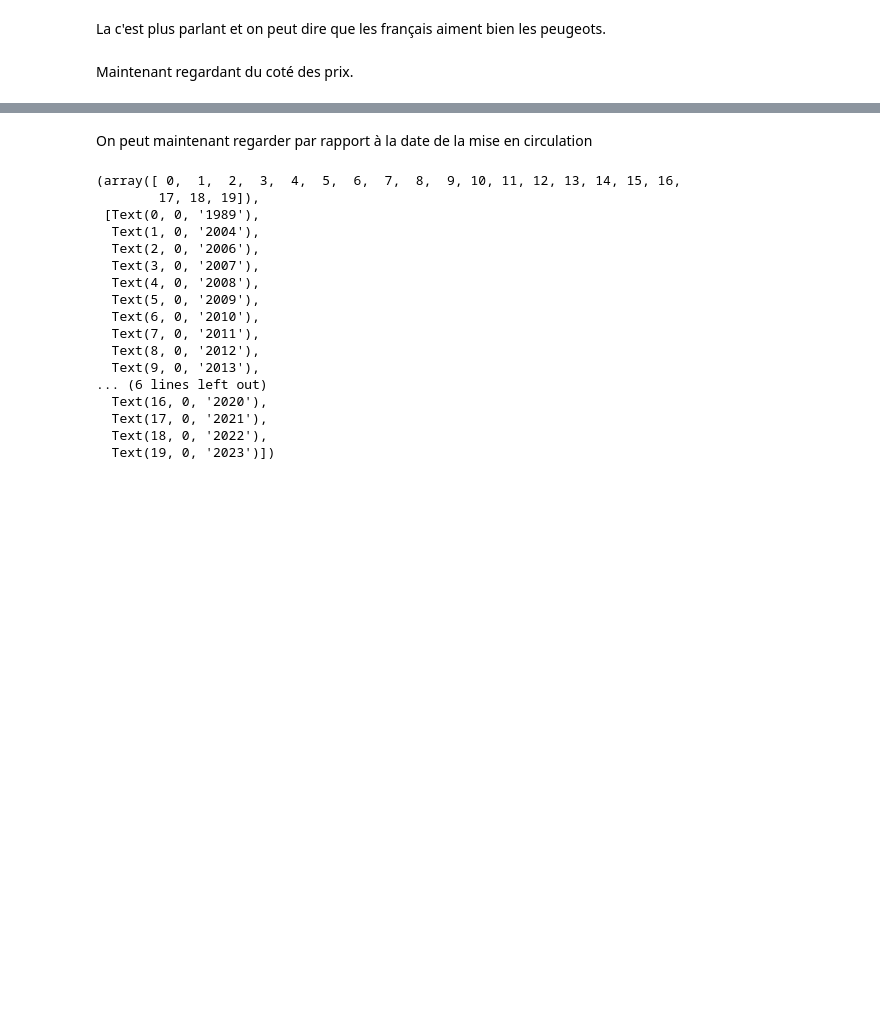
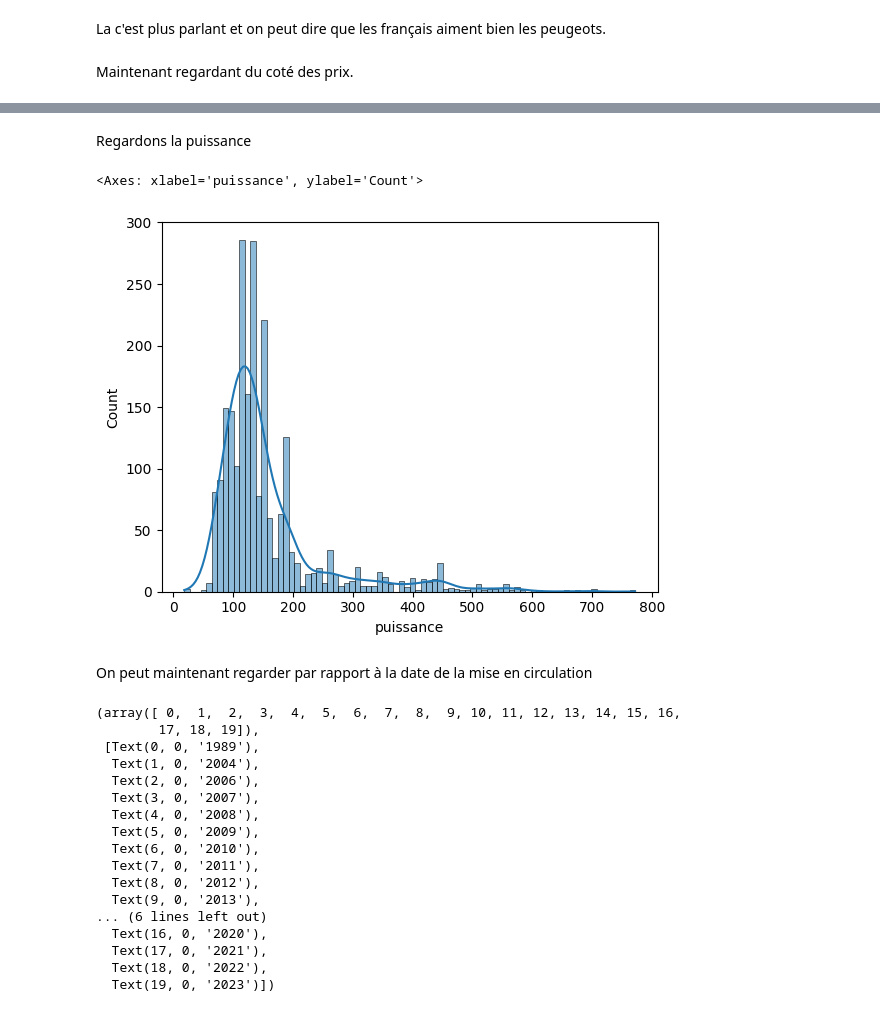
Before and after one commit to IvanBF9/MachineLearningCarPrice, a Jupyter notebook: notebooks/data_exploratory.ipynb, the cells around one changed output, grey strips where cells are left out. Cells and saved outputs as stored; diff of their text form; code cells hidden in the pictures; blank space fills up the shorter version.

```diff
--- a/notebooks/data_exploratory.ipynb
+++ b/notebooks/data_exploratory.ipynb
@@ -108,4 +108,11 @@ sns.histplot(data=car, x="prix", kde=True)
 [figure]
+# %% [markdown]
+Regardons la puissance
+# %%
+sns.histplot(data=car, x="puissance", kde=True)
+# %% [output]
+<Axes: xlabel='puissance', ylabel='Count'>
+[figure, added]
 # %% [markdown]
 On peut maintenant regarder par rapport à la date de la mise en circulation
 # %%
```
Also changed, not shown: parts of 3 cells of this notebook.
